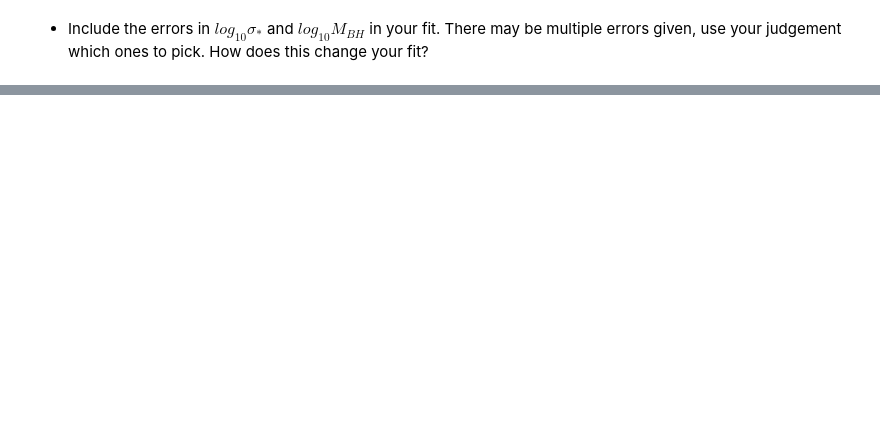
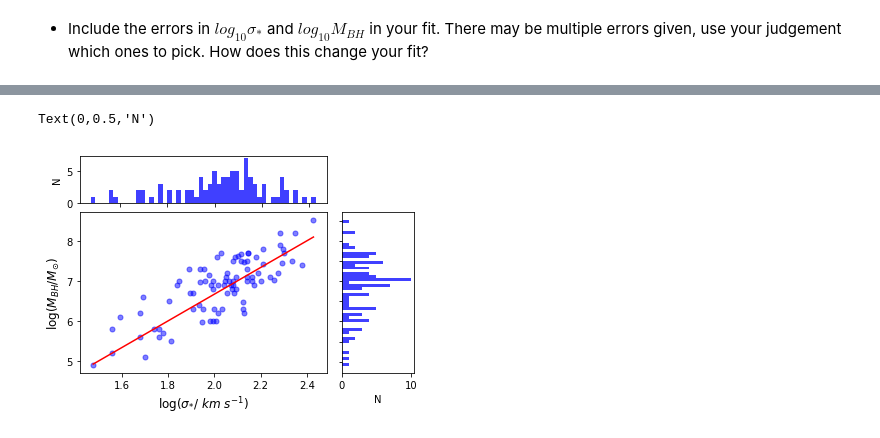
Before and after one commit to jomen93/Computational_Astrophysics, a Jupyter notebook: Exercise_5/Exercise_5.ipynb, the cells around one changed output, grey strips where cells are left out. Drawn from its saved outputs; the diff is of its cells as text; code cells hidden in the pictures; blank space fills up the shorter version.

```diff
--- a/Exercise_5/Exercise_5.ipynb
+++ b/Exercise_5/Exercise_5.ipynb
@@ -135,0 +168,39 @@ Table masked=True length=88
+# %%
+der = np.zeros(len(σ2))
+der[1:-1] = (np.roll(y,-1)[1:-1]-np.roll(y,1)[1:-1])/(np.roll(x,-1)[1:-1]-np.roll(x,1)[1:-1])
+der[0] = 0.5*(-3.0*y[0]+4.0*y[1]-y[2])/(x[1]-x[0])
+der[-1] = (0.5*(3.0*y[-1]-4.0*y[-2]+y[-3])/(x[-1]-x[-2]))
+
+σextra = np.abs(der)*σx
+σ22 = σ2**2 + σextra**2
+
+
+xp = np.linspace(np.min(x),np.max(x),500)
+a2,b2,σa2,σb2 = linear(x,y,σ22)
+
+
+fig = plt.figure()
+
+gs = GridSpec(4,4)
+
+ax_joint = fig.add_subplot(gs[1:4,0:3])
+ax_marg_x = fig.add_subplot(gs[0,0:3])
+ax_marg_y = fig.add_subplot(gs[1:4,3])
+
+ax_joint.scatter(x,y, c = "blue",alpha = 0.5,s = 25)
+ax_joint.plot(xp,a2 + b2*xp,"r-")
+
+ax_marg_x.hist(x,50,facecolor = "blue",alpha = 0.75)
+ax_marg_y.hist(y,50,facecolor = "blue",alpha = 0.75,orientation="horizontal")
+
+plt.setp(ax_marg_x.get_xticklabels(), visible=False)
+plt.setp(ax_marg_y.get_yticklabels(), visible=False)
+
+ax_joint.set_xlabel('$\log(\sigma_{*}/\ km\ s^{-1})$',fontsize= "12")
+ax_joint.set_ylabel('$\log(M_{BH}/M_{\odot})$',fontsize= "12")
+
+ax_marg_y.set_xlabel('N')
+ax_marg_x.set_ylabel('N')
+# %% [output]
+Text(0,0.5,'N')
+[figure, added]
```
Also changed, not shown: parts of 19 cells of this notebook, 1 other file.
